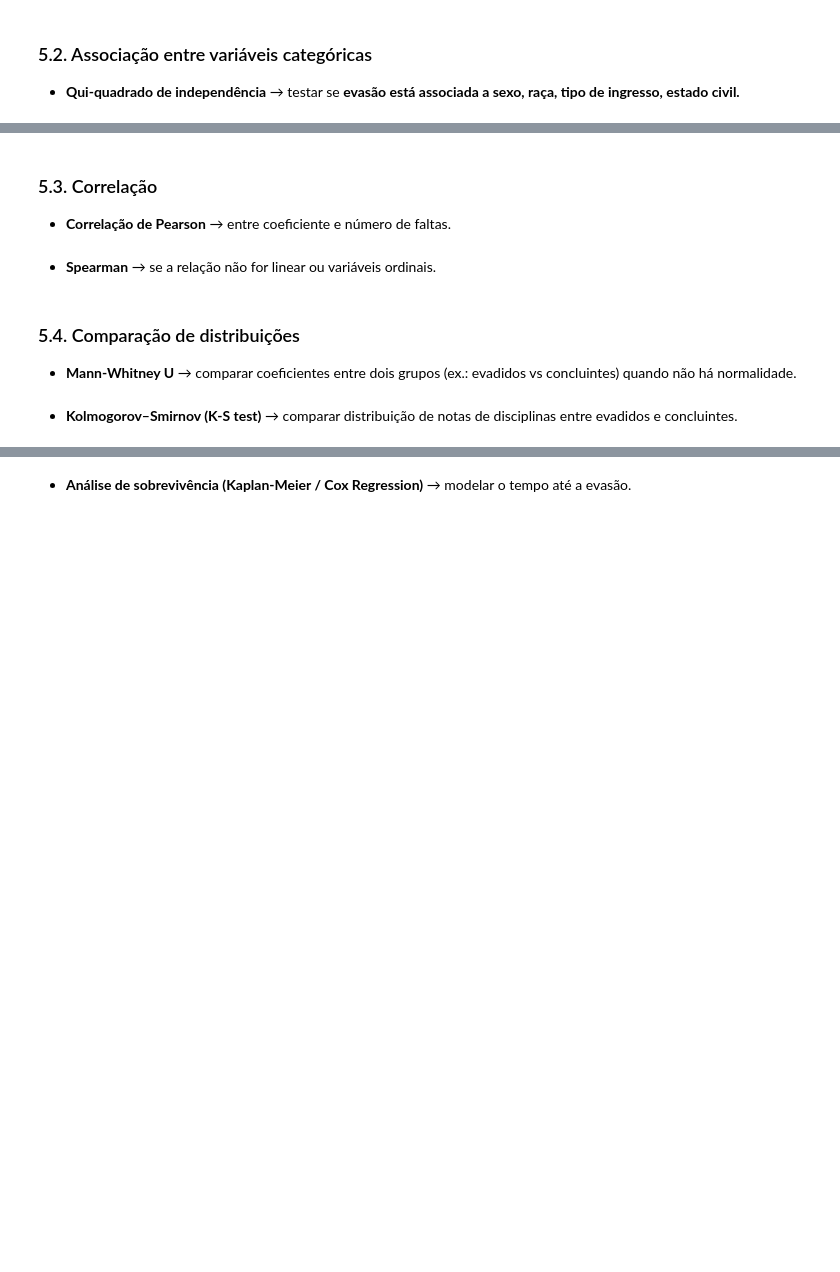
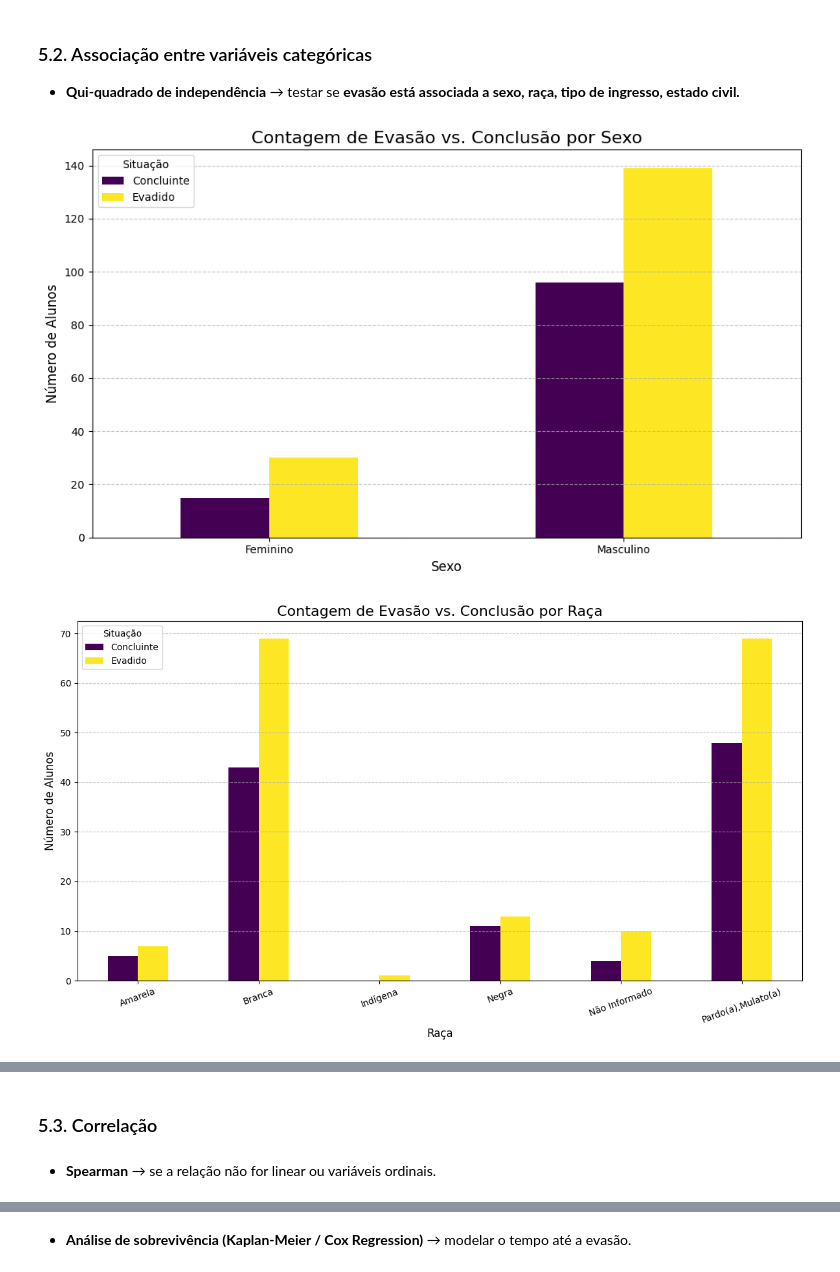
Before and after one commit to annabzsantos/An-lisePefilAcad-mico, a Jupyter notebook: Analise_pefilAcademico.ipynb, the cells around one changed output, grey strips where cells are left out. Drawn from its saved outputs; the diff is of its cells as text; code cells hidden in the pictures; blank space fills up the shorter version.

```diff
--- a/Analise_pefilAcademico.ipynb
+++ b/Analise_pefilAcademico.ipynb
@@ -153,3 +257,38 @@ Valores duplicados no dataset historicoEscolar: 0
 <a id='associacao'></a>
 ### 5.2. Associação entre variáveis categóricas
 - **Qui-quadrado de independência** → testar se **evasão está associada a sexo, raça, tipo de ingresso, estado civil.**
+# %%
+alunos_merged['SituacaoEvasao'] = alunos_merged['Situação atual'].apply(classificar_situacao)
+alunos_merged = alunos_merged[alunos_merged['SituacaoEvasao'].isin(['Evadido', 'Concluinte'])].copy()
+
+# Função para criar os gráficos agrupado
+
+def plot_grouped_bar(column_name, title, figsize=(10, 6), rotation=0): # Essa função cria e salva gráficos de barras agrupadas, passa como parâmetros o nome da coluna, título do gráfico, tamanho da figura e rotação dos rótulos do eixo x
+    """Cria um gráfico de barras agrupadas."""
+    # Cria a tabela de contingência
+    contingency_table = pd.crosstab(alunos_merged[column_name], alunos_merged['SituacaoEvasao']) # Tabela cruzada entre a coluna especificada e a situação de evasão
+
+    # Cria o gráfico
+    contingency_table.plot(kind='bar', stacked=False, figsize=figsize, colormap='viridis')
+
+    plt.title(title, fontsize=16)
+    plt.xlabel(column_name, fontsize=12)
+    plt.ylabel('Número de Alunos', fontsize=12)
+    plt.xticks(rotation=rotation)
+    plt.legend(title='Situação')
+    plt.grid(axis='y', linestyle='--', alpha=0.7)
+    plt.tight_layout()
+
+# Gerar os novos gráficos
+
+# Gráfico para Sexo
+plot_grouped_bar('Sexo', 'Contagem de Evasão vs. Conclusão por Sexo')
+
+# Gráfico para Raça
+plot_grouped_bar('Raça', 'Contagem de Evasão vs. Conclusão por Raça', figsize=(12, 7), rotation=20)
+
+# Gráfico para Tipo de Ingresso
+plot_grouped_bar('Tipo ingresso', 'Contagem de Evasão vs. Conclusão por Tipo de Ingresso', figsize=(14, 8), rotation=30)
+# %% [output]
+[figure, added]
+[figure, added]
@@ -156,12 +296,5 @@ Valores duplicados no dataset historicoEscolar: 0
 # %% [markdown]
 <a id='corr'></a>
 ### 5.3. Correlação
-- **Correlação de Pearson** → entre coeficiente e número de faltas.
 # %% [markdown]
 - **Spearman** → se a relação não for linear ou variáveis ordinais.
-# %% [markdown]
-<a id='comp'></a>
-### 5.4. Comparação de distribuições
-- **Mann-Whitney U** → comparar coeficientes entre dois grupos (ex.: evadidos vs concluintes) quando não há normalidade.
-# %% [markdown]
-- **Kolmogorov–Smirnov (K-S test)** → comparar distribuição de notas de disciplinas entre evadidos e concluintes.
```
Also changed, not shown: parts of 15 cells of this notebook.
